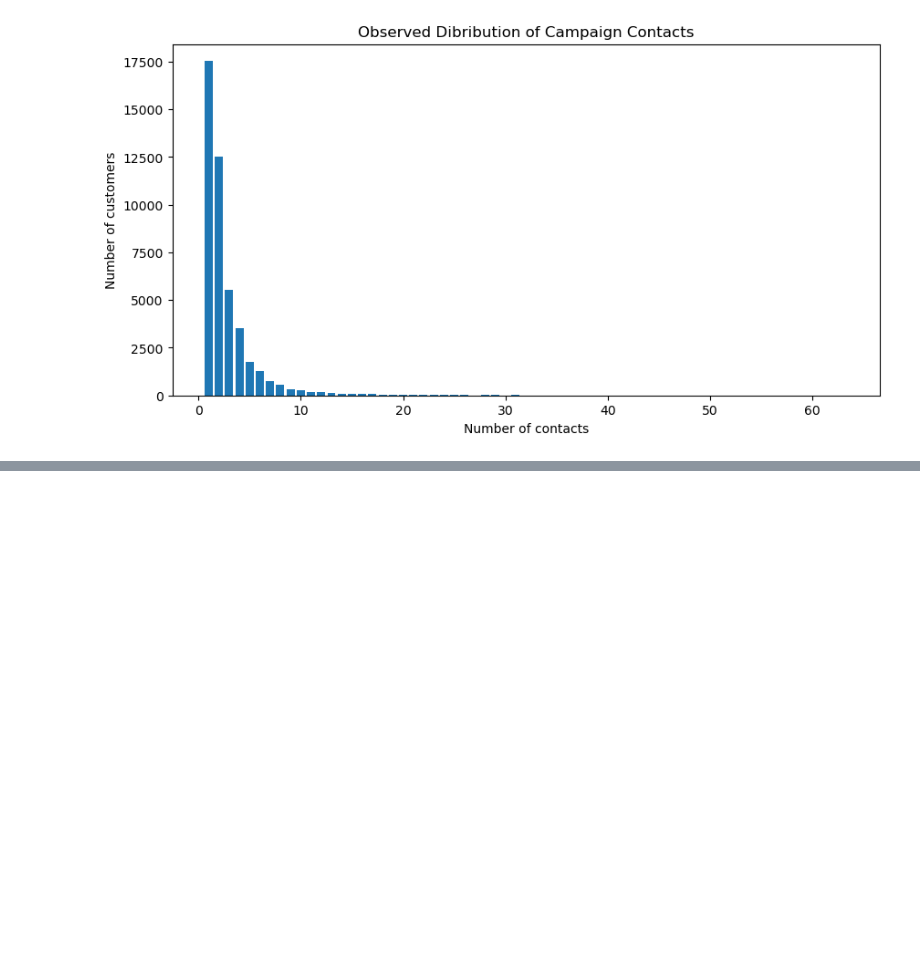
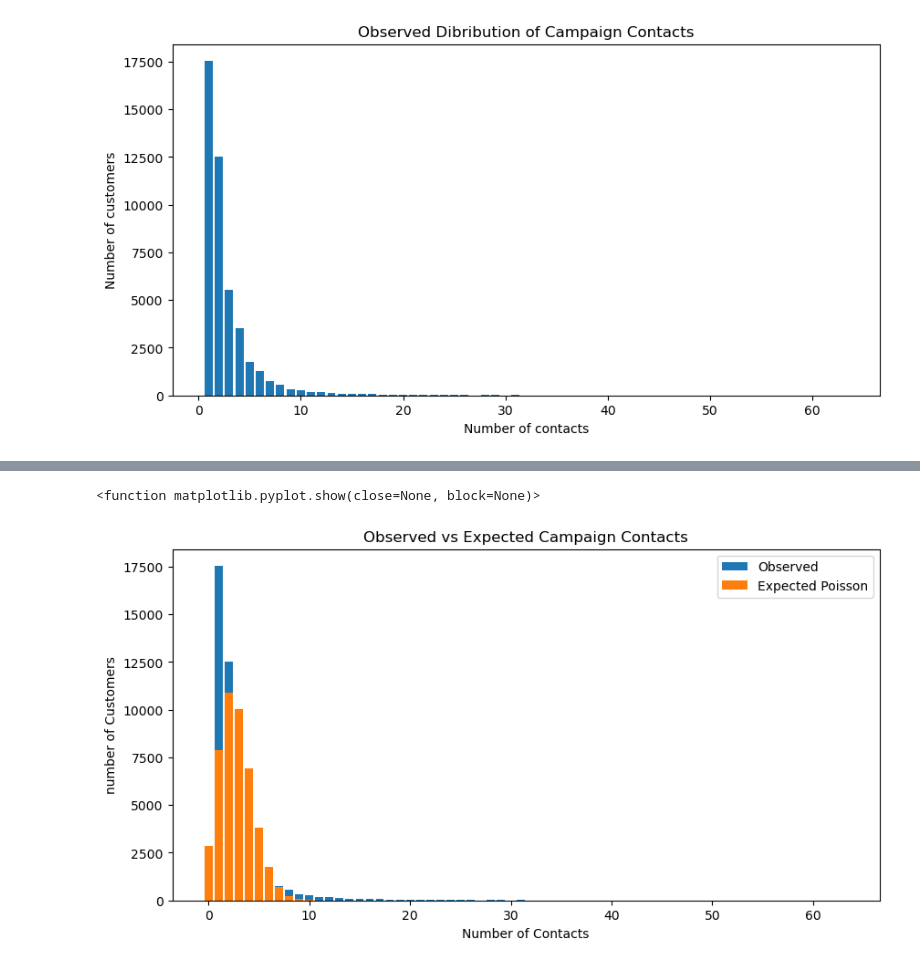
Before and after one commit to camilasoaares/Statistical-Techniques, a Jupyter notebook: Stats_Camila_CA1.ipynb, the cells around one changed output, grey strips where cells are left out. Drawn from its saved outputs; the diff is of its cells as text; code cells hidden in the pictures; blank space fills up the shorter version.

```diff
--- a/Stats_Camila_CA1.ipynb
+++ b/Stats_Camila_CA1.ipynb
@@ -316,0 +335,25 @@ plt.show()
+# %%
+#Expected frequencies under the Poisson model
+expected_counts = poisson_pmf * len(data)
+
+#Compare observed and expected frequencies
+plt.figure(figsize=(10,5))
+plt.bar(
+    campaign_counts.index,
+    campaign_counts.values,
+    label="Observed"
+)
+
+plt.bar(
+    x,
+    expected_counts,
+    label="Expected Poisson"
+)
+plt.title('Observed vs Expected Campaign Contacts')
+plt.xlabel('Number of Contacts')
+plt.ylabel("number of Customers")
+plt.legend()
+plt.show
+# %% [output]
+<function matplotlib.pyplot.show(close=None, block=None)>
+[figure, added]
```
Also changed, not shown: parts of 2 cells of this notebook.
